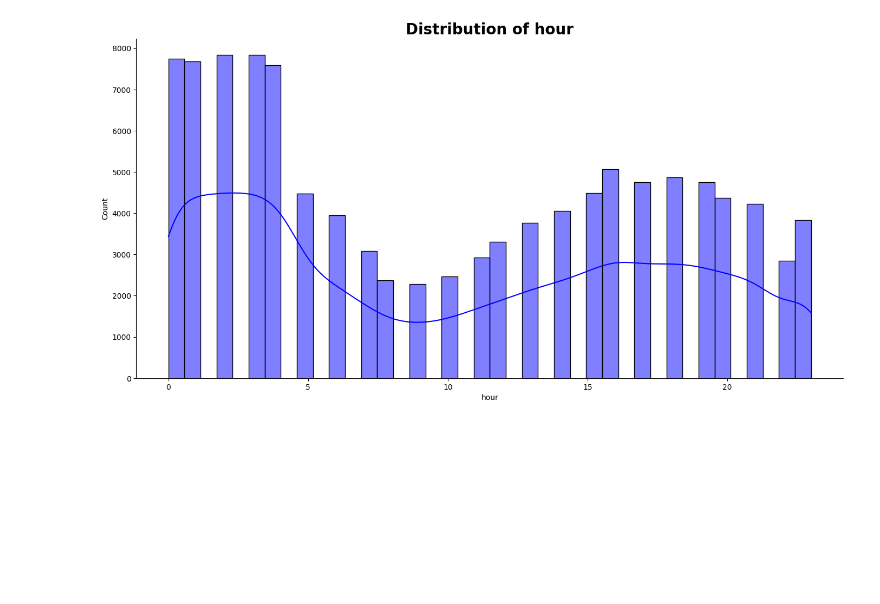
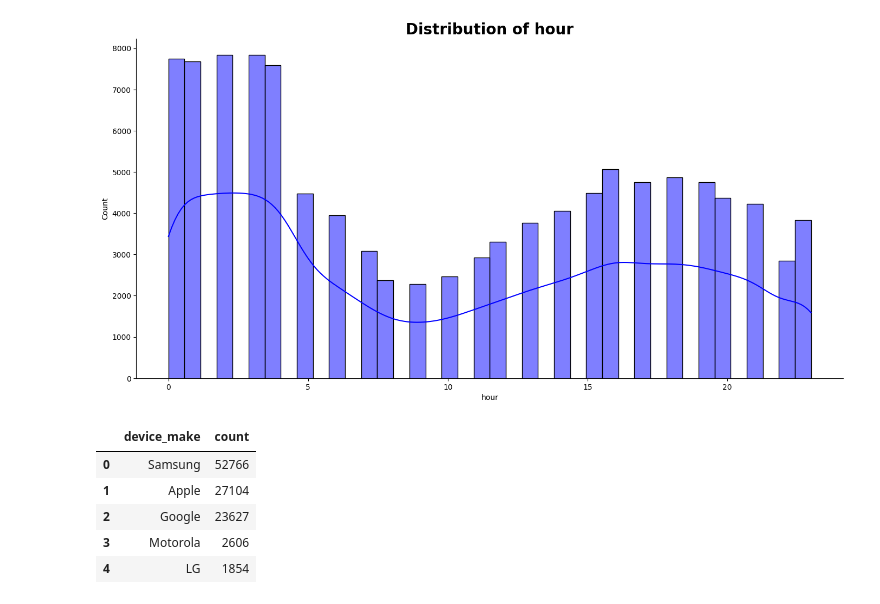
Before and after one commit to nahomHmichael/abtest-mlops, a Jupyter notebook: notebooks/Task3_new_data_AB_test.ipynb, the cells around one changed output. Saved outputs shown, nothing was run; the diff lists cells and outputs as text; code cells hidden in the pictures; blank space fills up the shorter version.

```diff
--- a/notebooks/Task3_new_data_AB_test.ipynb
+++ b/notebooks/Task3_new_data_AB_test.ipynb
@@ -233,3 +235,17 @@ fig = Plots.plot_hist(response,'hour','blue')
 # %% [output]
 <Figure size 900x700 with 0 Axes>
 [figure]
+# %%
+# grouping by device_make and its count
+device_data = response.groupby(['device_make']).agg({'device_make': ['count']})
+device_data.columns = ['count']
+device_data = device_data.sort_values(by='count', ascending=False)
+device_data = device_data.reset_index()
+device_data.head()
+# %% [output]
+|  | device_make | count |
+| 0 | Samsung | 52766 |
+| 1 | Apple | 27104 |
+| 2 | Google | 23627 |
+| 3 | Motorola | 2606 |
+| 4 | LG | 1854 |
```
Also changed, not shown: parts of 6 cells of this notebook.
